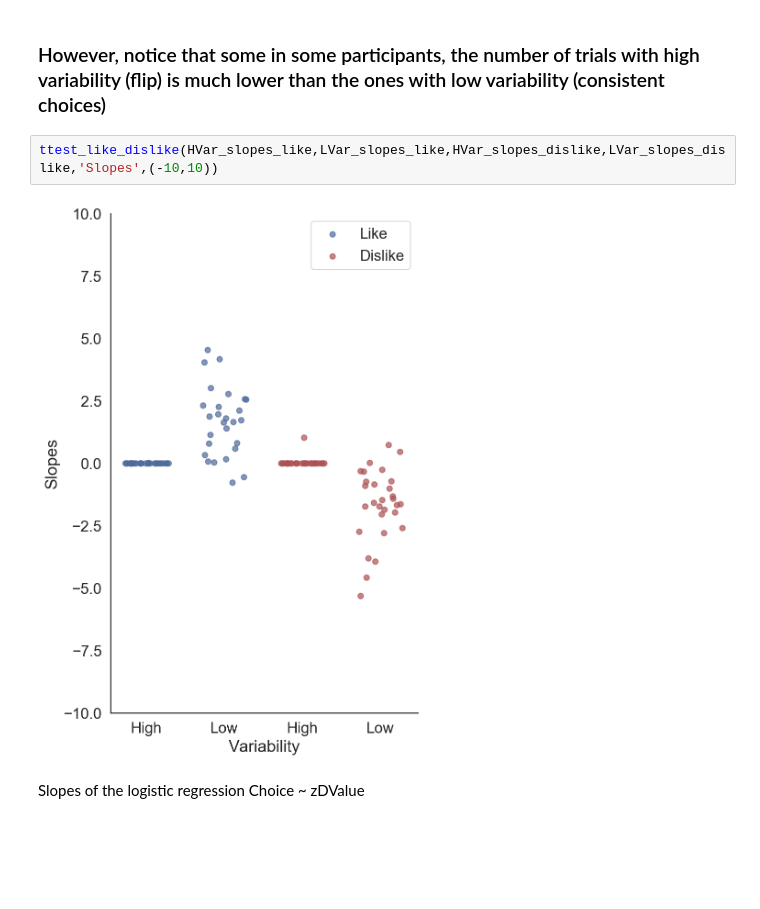
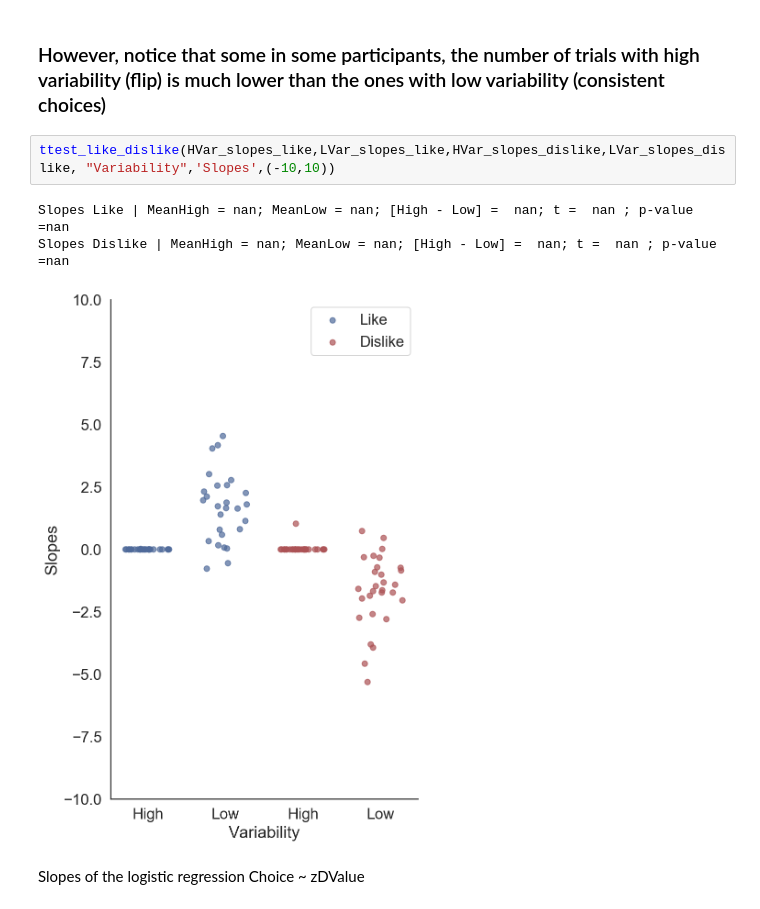
Before and after one commit to pradysepulveda/FF2018, a Jupyter notebook: FF2018_VariabilityAnalysis.ipynb, the cells around one changed output. Cells and saved outputs as stored; diff of their text form; blank space fills up the shorter version.

Commit message:
Variability DV spli tlot

```diff
--- a/FF2018_VariabilityAnalysis.ipynb
+++ b/FF2018_VariabilityAnalysis.ipynb
@@ -507,9 +490,11 @@ Dislike  :  Participant: 39 Number of trials: HV trials: 44 / LV trials:76
 # %% [markdown]
 ### However, notice that some in some participants, the number of trials with high variability (flip) is much lower than the ones with low variability (consistent choices)
 # %%
-ttest_like_dislike(HVar_slopes_like,LVar_slopes_like,HVar_slopes_dislike,LVar_slopes_dislike,'Slopes',(-10,10))
+ttest_like_dislike(HVar_slopes_like,LVar_slopes_like,HVar_slopes_dislike,LVar_slopes_dislike, "Variability",'Slopes',(-10,10))
 # %% [output]
+Slopes Like | MeanHigh = nan; MeanLow = nan; [High - Low] =  nan; t =  nan ; p-value =nan
+Slopes Dislike | MeanHigh = nan; MeanLow = nan; [High - Low] =  nan; t =  nan ; p-value =nan
-[figure, old version]
+[figure, new version]
 # %% [markdown]
 Slopes of the logistic regression Choice ~ zDValue
 # %% [markdown]
```
Also changed, not shown: parts of 8 cells of this notebook, 5 other files.
